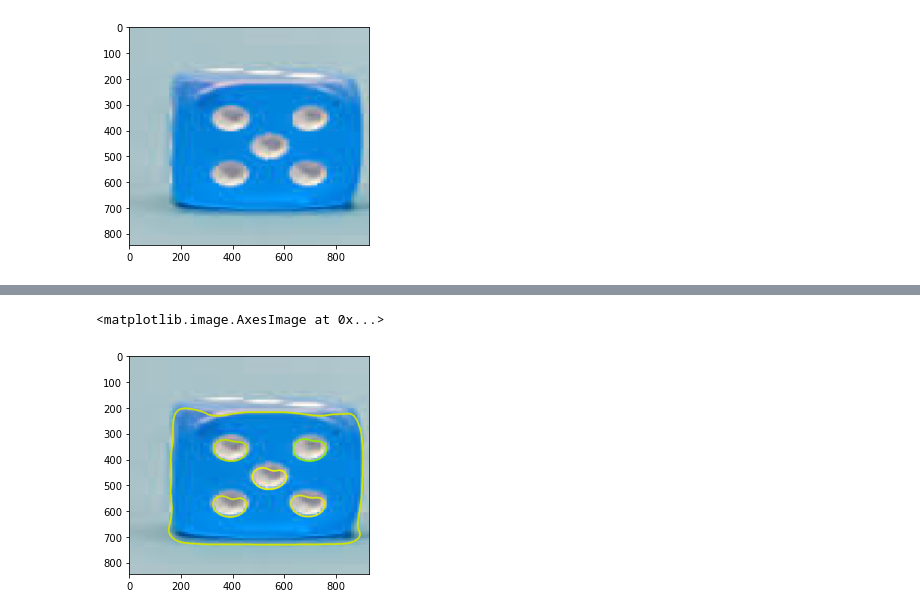
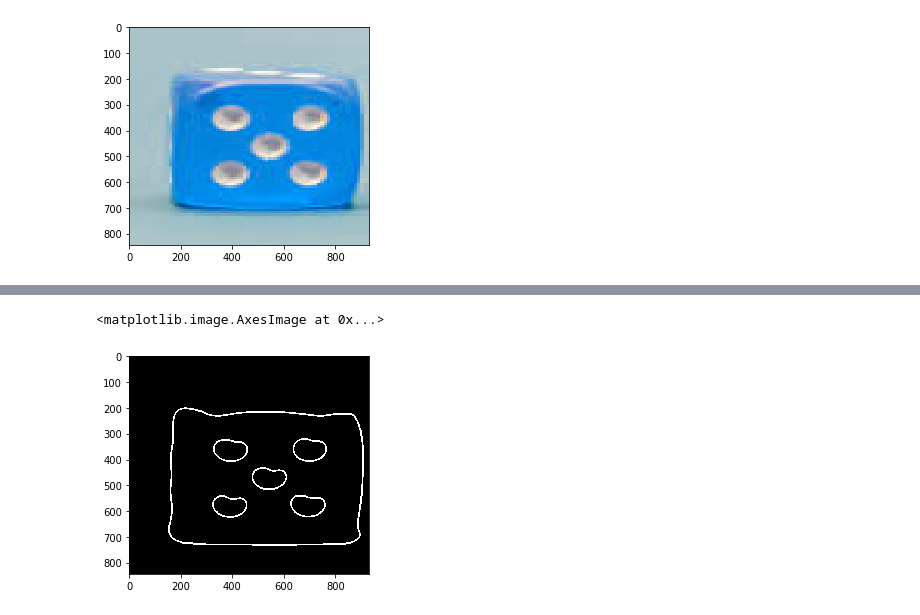
Before and after one commit to piter104/dices, a Jupyter notebook: dices.ipynb, the cells around one changed output, grey strips where cells are left out. Drawn from its saved outputs; the diff is of its cells as text; code cells hidden in the pictures.

```diff
--- a/dices.ipynb
+++ b/dices.ipynb
@@ -30,10 +28,6 @@ plt.imshow(image_normalized, cmap='gray')
-# %%
-contours, hierarchy = cv.findContours(image_normalized, cv.RETR_TREE, cv.CHAIN_APPROX_NONE)
-drawing = np.zeros((image_normalized.shape[0], image_normalized.shape[1], 3), dtype=np.uint8)
-for i in range(len(contours)):
-    color = (rng.randint(200,256), rng.randint(220,250), rng.randint(0,20))
-    cv.drawContours(255-image1, contours, i, color, 5, cv.LINE_8, hierarchy, 0)
-plt.imshow(image1, cmap='gray')
-# %% [output]
-<matplotlib.image.AxesImage at 0x...>
-[figure, removed]
+# %%
+contoured_image1 = draw_contours(normalized)
+plt.imshow(contoured_image1, cmap='gray')
+# %% [output]
+<matplotlib.image.AxesImage at 0x...>
+[figure, added]
```
Also changed, not shown: parts of 5 cells of this notebook, 2 other files.
